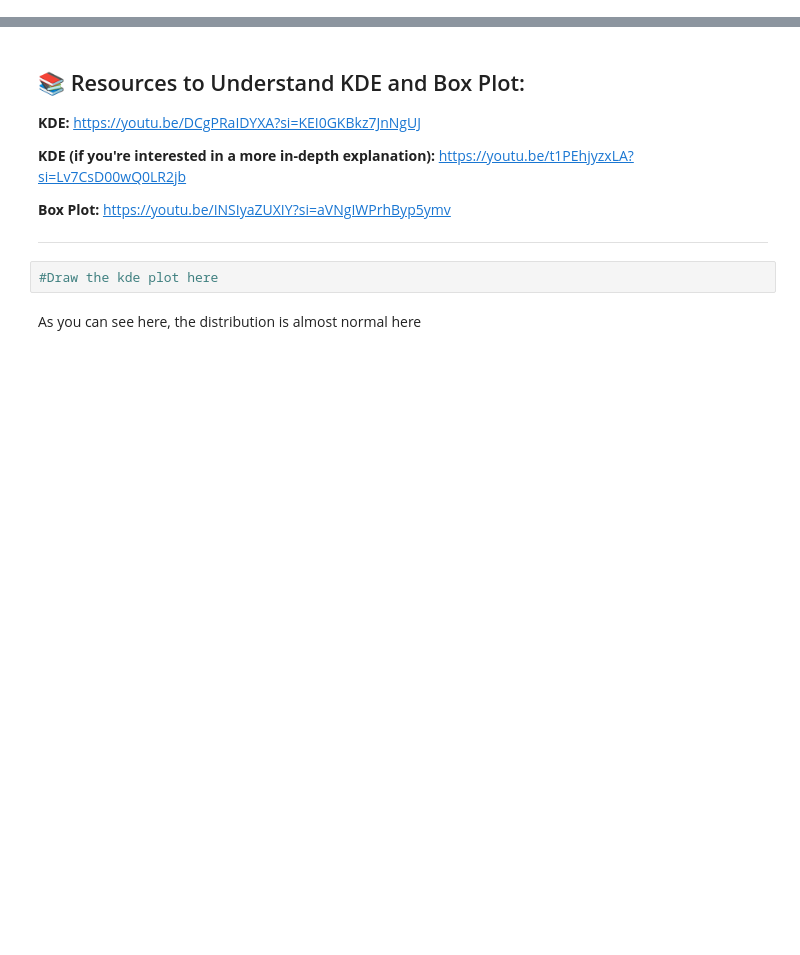
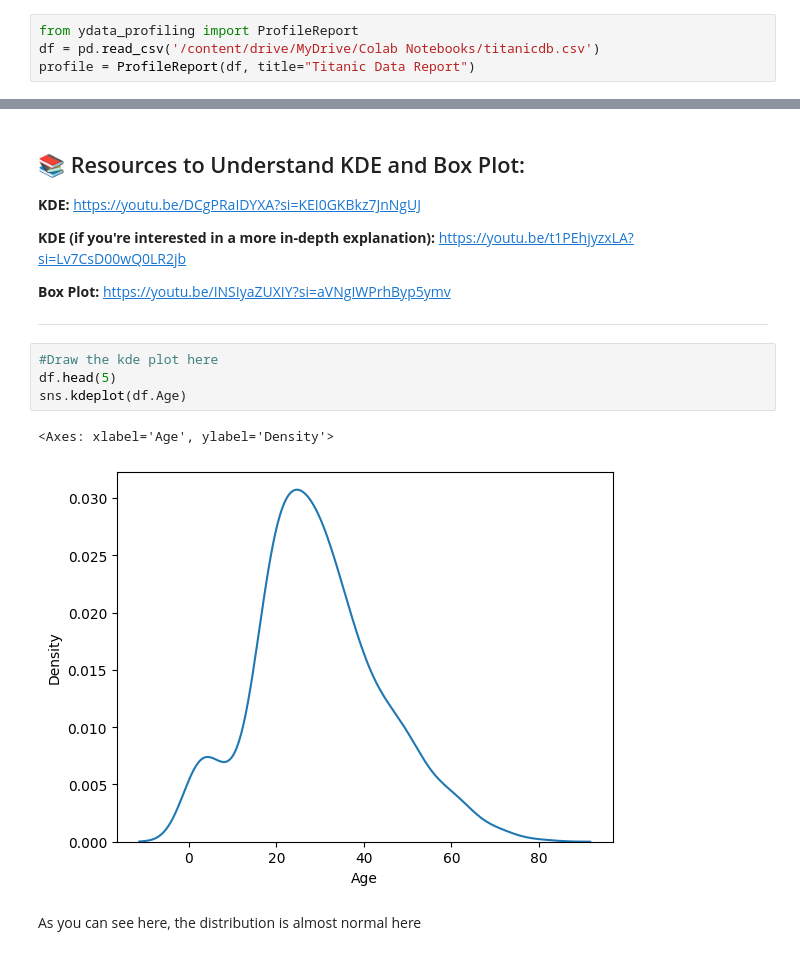
Before and after one commit to maheck9/SynapseLP, a Jupyter notebook: SynapseLPWeekOne.ipynb, the cells around one changed output, grey strips where cells are left out. Cells and saved outputs as stored; diff of their text form; blank space fills up the shorter version.

```diff
--- a/SynapseLPWeekOne.ipynb
+++ b/SynapseLPWeekOne.ipynb
@@ -605,3 +667,7 @@ Doing all the above for each dataset in separate cells gets boring fast. Enter y
 https://ydata-profiling.ydata.ai/docs/master/pages/getting_started/quickstart.html
 
 Run a Profile Report on our dataframe and just go through it.
+# %%
+from ydata_profiling import ProfileReport
+df = pd.read_csv('/content/drive/MyDrive/Colab Notebooks/titanicdb.csv')
+profile = ProfileReport(df, title="Titanic Data Report")
@@ -711,6 +791,11 @@ https://youtu.be/INSIyaZUXIY?si=aVNgIWPrhByp5ymv
 ---
 # %%
 #Draw the kde plot here
+df.head(5)
+sns.kdeplot(df.Age)
+# %% [output]
+<Axes: xlabel='Age', ylabel='Density'>
+[figure, added]
 # %% [markdown]
 As you can see here, the distribution is almost normal here
 # %%
```
Also changed, not shown: parts of 45 cells of this notebook.
